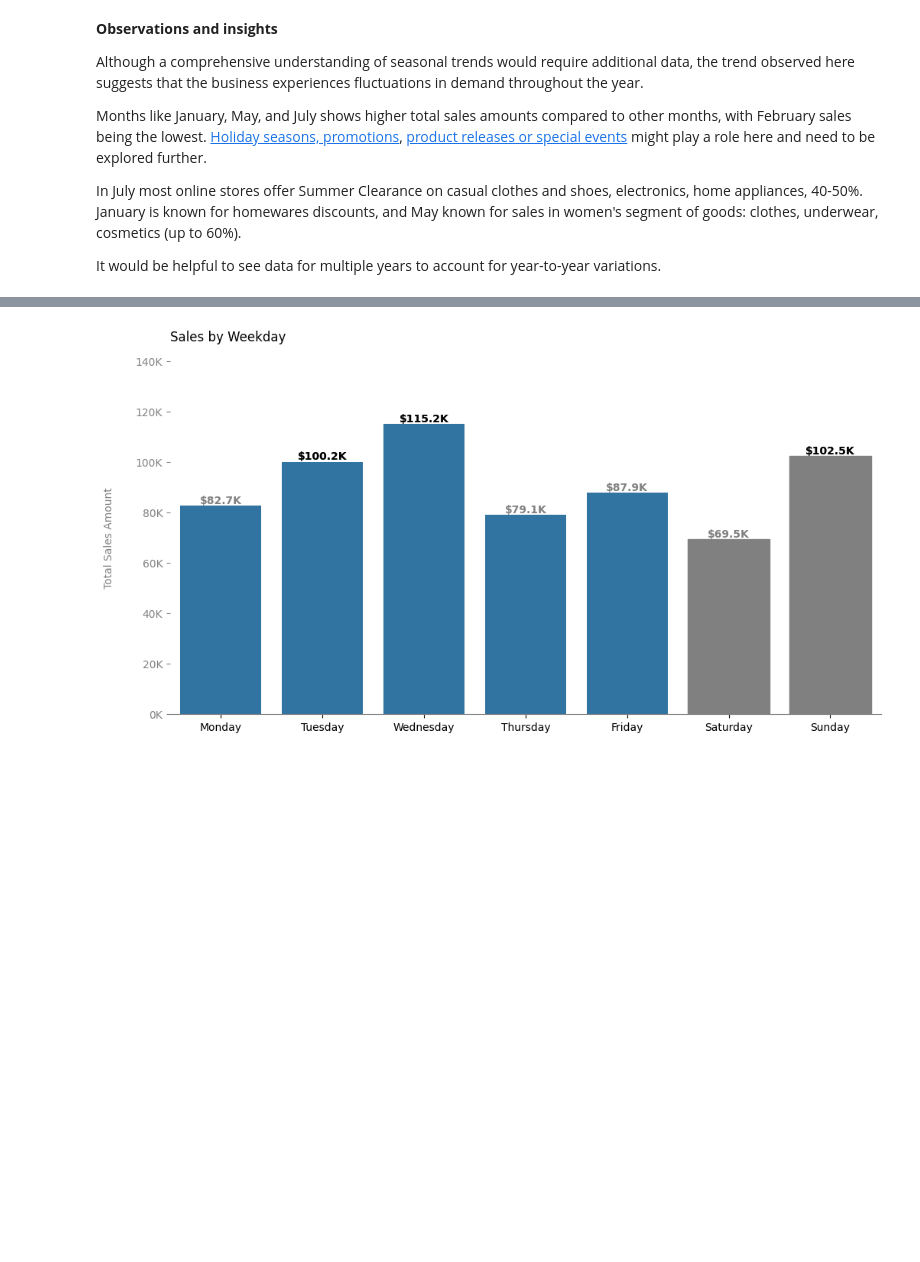
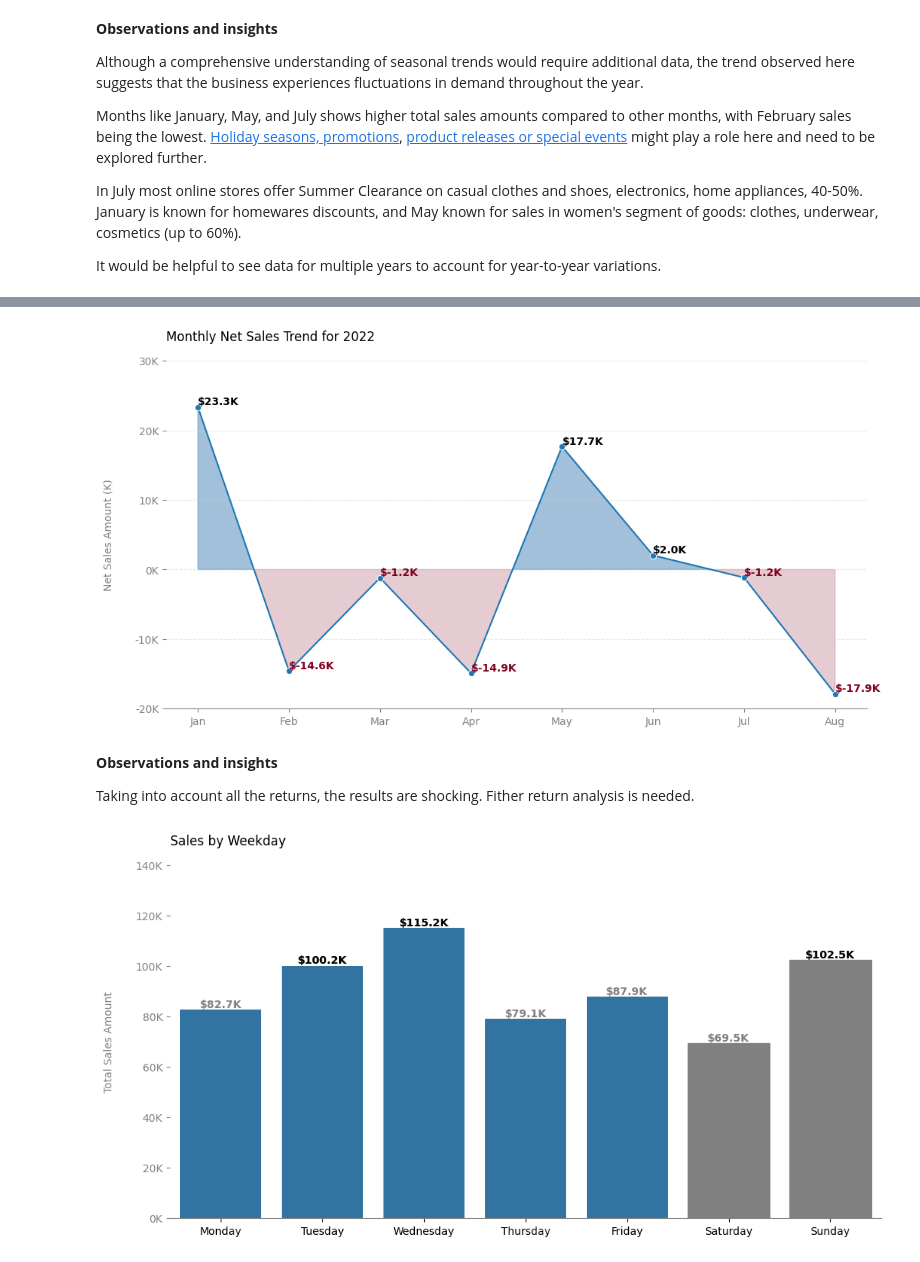
Before and after one commit to YuliaVK/Data-Analytics, a Jupyter notebook: EDA_Sales/notebooks/Sales_EDA.ipynb, the cells around one changed output, grey strips where cells are left out. Drawn from its saved outputs; the diff is of its cells as text; code cells hidden in the pictures; blank space fills up the shorter version.

```diff
--- a/EDA_Sales/notebooks/Sales_EDA.ipynb
+++ b/EDA_Sales/notebooks/Sales_EDA.ipynb
@@ -134,3 +169,40 @@ It would be helpful to see data for multiple years to account for year-to-year v
+# %%
+month_sales['NetSales'] = month_sales['TotalAmount'] - returned_month_sales['TotalAmount']
+# %%
+plt.figure(figsize=(12, 6))
+g = sns.lineplot(x='Month', y='NetSales', data=month_sales, marker='o')
+
+plt.fill_between(month_sales['Month'], month_sales['NetSales'], where=(month_sales['NetSales'] >= 0),
+                 interpolate=True, color='steelblue', alpha=0.5)
+plt.fill_between(month_sales['Month'], month_sales['NetSales'], where=(month_sales['NetSales'] < 0),
+                 interpolate=True, color='#800020', alpha=0.2)
+
+plt.title('Monthly Net Sales Trend for 2022', loc='left', y=1.04)
+ylabels = ['{:,.0f}'.format(y) + 'K' for y in g.get_yticks() / 1000]
+g.set_yticks(g.get_yticks())
+g.set_yticklabels(ylabels)
+plt.ylabel('Net Sales Amount (K)', color='grey', fontsize=10, labelpad=20)
+plt.xlabel(None)
+
+sns.despine()
+plt.grid(axis='y', linestyle='--', color='lightgrey', alpha=0.5)
+plt.gca().spines['left'].set_visible(False)
+plt.gca().spines['bottom'].set_color('grey')
+plt.tick_params(axis='x', colors='grey')
+plt.tick_params(axis='y', colors='grey')
+
+for index, row in month_sales.iterrows():
+    text_color = '#800020' if row['NetSales'] < 0 else 'black'
+    plt.text(row['Month'], row['NetSales'], f"${round(row['NetSales'] / 1000, 1)}K",
+             ha='left', va='bottom', color=text_color, fontweight='bold')
+
+plt.show()
+# %% [output]
+[figure, added]
+# %% [markdown]
+**Observations and insights**
+
+Taking into account all the returns, the results are shocking. Fither return analysis is needed.
 # %%
 df['Weekday'] = df['OrderDate'].dt.day_name()
 weekday_order = ['Monday', 'Tuesday', 'Wednesday', 'Thursday', 'Friday', 'Saturday', 'Sunday']
```
Also changed, not shown: parts of 2 cells of this notebook.
